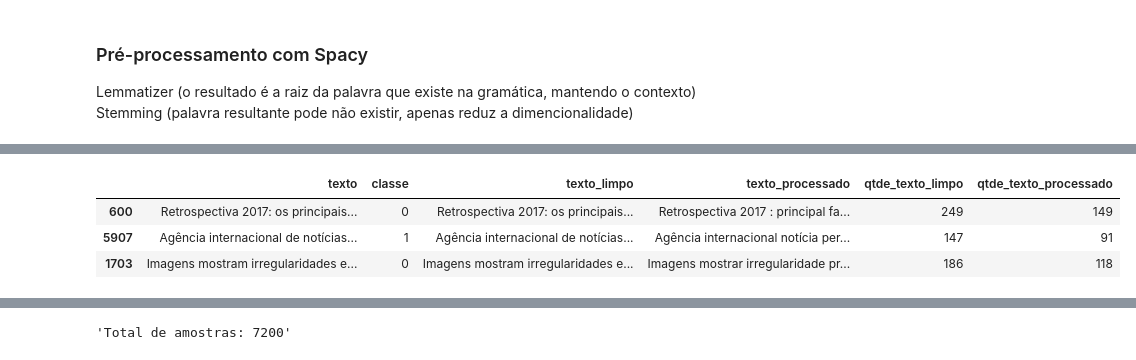
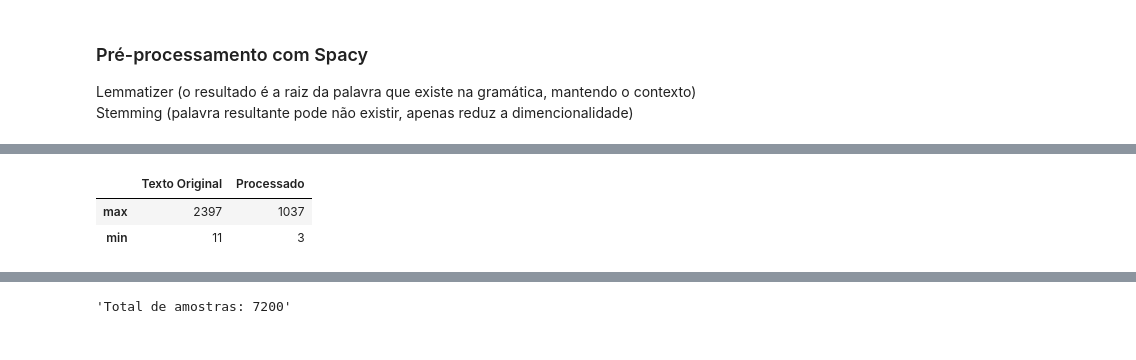
Before and after one commit to caesarcc/python-api-url-check, a Jupyter notebook: jupyter/passo01_pre_processamento_fakebr_corpus.ipynb, the cells around one changed output, grey strips where cells are left out. Drawn from its saved outputs; the diff is of its cells as text; code cells hidden in the pictures.

```diff
--- a/jupyter/passo01_pre_processamento_fakebr_corpus.ipynb
+++ b/jupyter/passo01_pre_processamento_fakebr_corpus.ipynb
@@ -5,13 +29,16 @@
 # Importação de bibliotecas utilizadas no pré-processamento
 import os
 import re
+import emoji
 import pandas as pd
 import numpy as np
 import matplotlib.pyplot as plt
 import seaborn as sns
+import pt_core_news_sm
 from wordcloud import WordCloud
 from IPython.display import display
 %matplotlib inline
+pd.set_option("display.max_rows", 50, 'display.max_colwidth', 0)
 # %% [markdown]
 ### Baixar os dados do [Fake.br-Corpus](https://github.com/roneysco/Fake.br-Corpus)
 
@@ -30,7 +57,7 @@ Checking out files: 100% (21602/21602), done.
 
 Vou utilizar a amostra "size_normalized_texts" do Corpus dado que ela ajuda a evitar viéses no treino, conforme informação disponível na documentação. Cada par de texto verdadeiro ou falso possui a mesma quantidade de palavras, truncando o maior pelo menor.
 # %%
-DADOS_CAMINHO = "./Fake.br-Corpus/size_normalized_texts"
+DADOS_CAMINHO = "./Fake.br-Corpus/full_texts"
 
 def load_txts(path):
     txts = []
@@ -49,7 +76,6 @@ dados = pd.DataFrame(
     [{"texto": t, "classe": 0} for t in true_txts] \
          + [{"texto": f, "classe": 1}  for f in fake_txts]
 )
-pd.set_option("display.max_rows", 50, 'display.max_colwidth', 200)
-display(dados[dados['texto'].str.len()<150].sample(n=3)[['classe', 'texto']])
+display(dados[dados['texto'].str.len()<400].sample(n=5)[['classe', 'texto']])
 # %% [output]
 |  | classe | texto |
@@ -91,20 +97,15 @@ distribiucao_palavras(dados, "texto", "Distribuição de palavras")
 # %%
-# Limpar textos
 def limpar_textos(texto):
-# Corrige novas linhas indevidas
-    texto = str(texto).replace(r'\n', ' ').replace('\n', ' ')
-    texto = str(texto).replace(r'\r', ' ').replace('\r', ' ')
-    # remover urls
+    # Corrige marcadores de nova linha indevidos (textuas e não textuais)
+    texto = re.sub(r'(\n|\r|\\n|\\r)', ' ', texto)
+    # Remove urls no texto
     texto = re.sub(r'(https|http|ftp)?:\/\/(\w|\.|-|\/|\?|\=|\&|\%)*\b', '', texto)
-    # remover tudo exceto caracters e pontuação
+    # Remove tudo exceto caracters e pontuação
     texto = str(texto).replace(r'[^\.\w\s]', ' ')
     texto = str(texto).replace('[^a-zA-Z]', ' ')
     texto = str(texto).replace(r'\s\s+', ' ')
-    # Remoção de texto entre caracteres de destaque [], () ou --
-    texto = re.sub("[-\(\[].*?[\)\]-]", "", str(texto))
-    # Correção das pontuações duplicadas, há muitos casos no dadaset
-    texto = re.sub(r'(\W)(?=\1)', '', str(texto)).replace(". .", ".")
+    # Remove emojis por lib
+    texto = emoji.replace_emoji(texto, replace='')
     return texto.strip()
 
 dados["texto_limpo"] = dados.texto.apply(limpar_textos)
-dados.sample(n=3)
@@ -136,0 +121,5 @@ You can now load the package via spacy.load('pt_core_news_sm')
+# %%
+texto = "campo [...] e resolveu. \n. estender  ... \\nDilma, ator Otávio Augusto entra no páreo"
+#texto = texto.replace('\.\w\s', ' ')
+
+print(texto)
@@ -159,9 +146,10 @@ distribiucao_palavras(dados, "texto_processado", "Distribuição de palavras pro
 # %%
-dados["qtde_texto_limpo"] = dados.texto_limpo.apply(lambda texto: len(re.findall(r"[\w']+|[.,!?;:/\"]", texto)))
+dados["qtde_texto"] = dados.texto.apply(lambda texto: len(re.findall(r"[\w']+|[.,!?;:/\"]", texto)))
 dados["qtde_texto_processado"] = dados.texto_processado.apply(lambda texto: len(re.findall(r"[\w']+|[.,!?;:/\"]", texto)))
-dados.sample(n=3)
+pd.DataFrame({"Texto Original": [dados["qtde_texto"].max(), dados["qtde_texto"].min()],
+              "Processado": [dados["qtde_texto_processado"].max(), dados["qtde_texto_processado"].min()]},
+             index=["max", "min"])
 # %% [output]
-|  | texto | classe | texto_limpo | texto_processado | qtde_texto_limpo | qtde_texto_processado |
-| 600 | Retrospectiva 2017: os principais... | 0 | Retrospectiva 2017: os principais... | Retrospectiva 2017 : principal fa... | 249 | 149 |
-| 5907 | Agência internacional de notícias... | 1 | Agência internacional de notícias... | Agência internacional notícia per... | 147 | 91 |
-| 1703 | Imagens mostram irregularidades e... | 0 | Imagens mostram irregularidades e... | Imagens mostrar irregularidade pr... | 186 | 118 |
+|  | Texto Original | Processado |
+| max | 2397 | 1037 |
+| min | 11 | 3 |
```
Also changed, not shown: parts of 16 cells of this notebook.
